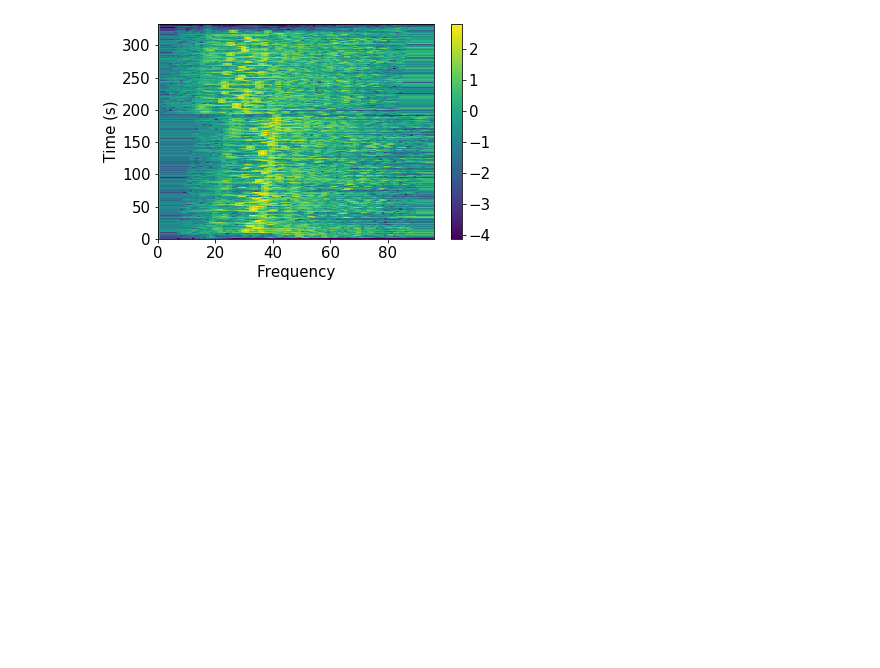
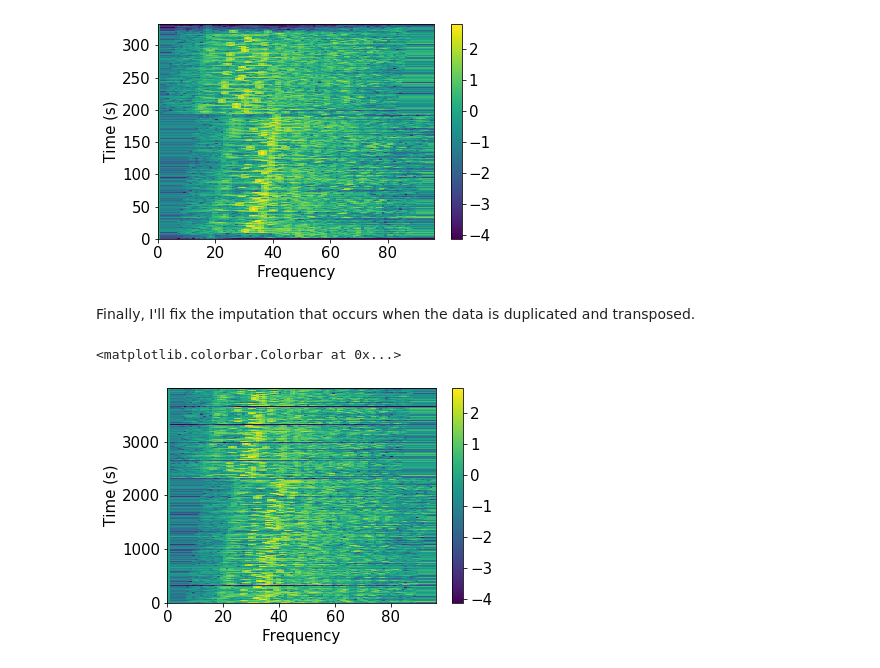
Before and after one commit to tristanlmiller/auto-guitar-tabs, a Jupyter notebook: Post-Insight Refactoring.ipynb, the cells around one changed output. Saved outputs shown, nothing was run; the diff lists cells and outputs as text; code cells hidden in the pictures; blank space fills up the shorter version.

Commit message:
improve imputation in data duplication step

```diff
--- a/Post-Insight Refactoring.ipynb
+++ b/Post-Insight Refactoring.ipynb
@@ -157,3 +157,26 @@ plt.colorbar()
 # %% [output]
 <matplotlib.colorbar.Colorbar at 0x...>
 [figure]
+# %% [markdown]
+Finally, I'll fix the imputation that occurs when the data is duplicated and transposed.
+# %%
+all_features = features.copy()
+# %%
+og_size = all_features.shape[0]
+num_features = all_features.shape[1]
+for i in range(1,12):
+    dummy_labels = np.zeros((og_size,1)) + i
+    new_features,_ = chord_loader.standardize_root(
+        all_features[:og_size,:],dummy_labels,bins_per_note,dropna=False,transposed=False)
+
+    all_features = np.concatenate((all_features,new_features),axis=0)
+# %%
+plt.pcolor(all_features)
+plt.xlabel('Frequency')
+plt.ylabel('Time (s)')
+plt.rc('font', size=15)
+plt.tight_layout()
+plt.colorbar()
+# %% [output]
+<matplotlib.colorbar.Colorbar at 0x...>
+[figure, added]
```
Also changed, not shown: 1 other file.
